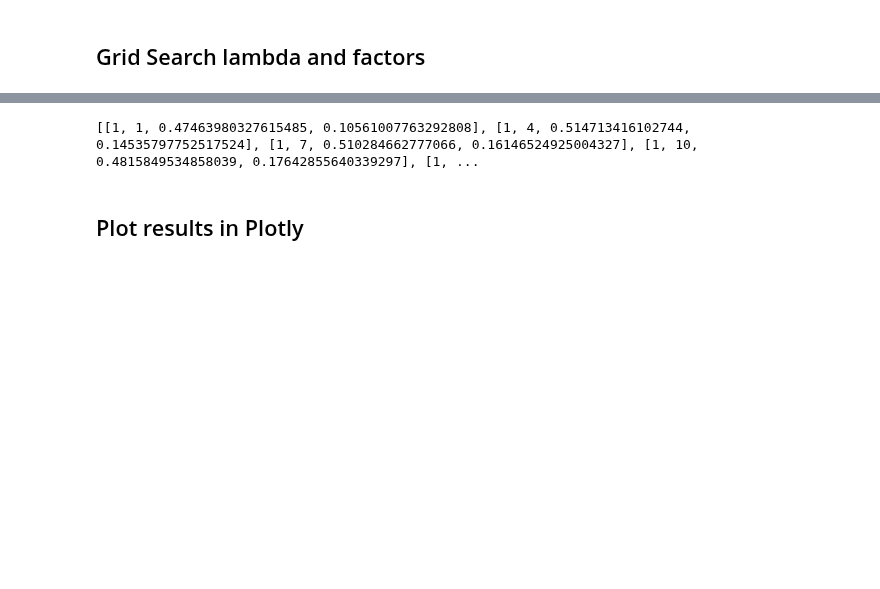
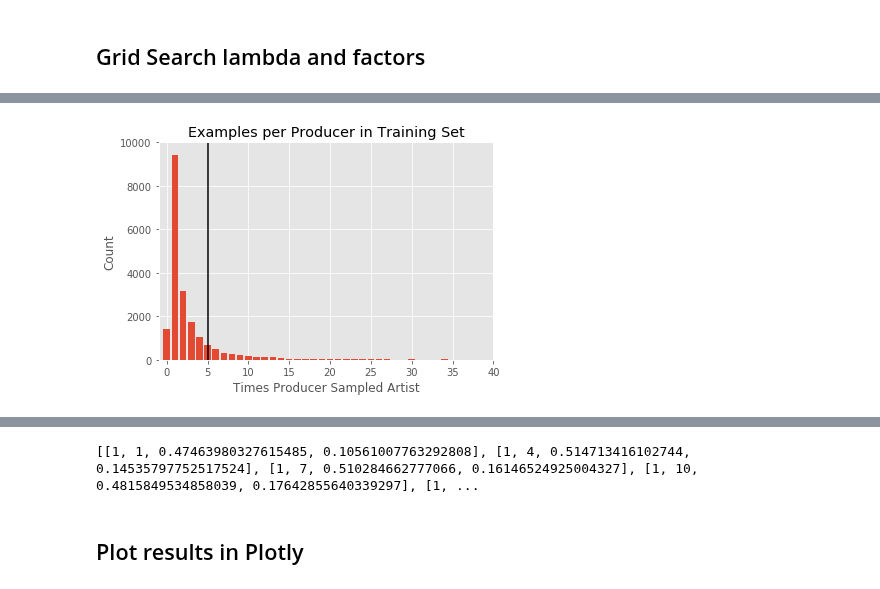
Before and after one commit to Jesse-Kerr/recordmender, a Jupyter notebook: model_understanding.ipynb, the cells around one changed output, grey strips where cells are left out. Cells and saved outputs as stored; diff of their text form; code cells hidden in the pictures; blank space fills up the shorter version.

```diff
--- a/model_understanding.ipynb
+++ b/model_understanding.ipynb
@@ -313,0 +311,15 @@ for regularization in regularizations:
+# %%
+#Plot number interactions
+
+samples_per_prod = train.sum(axis = 1)
+counts = samples_per_prod.value_counts().sort_index()
+
+fig, ax = plt.subplots()
+ax.set(ylim = (0,10000), xlim = (-1, 40),
+       title = "Examples per Producer in Training Set",
+       xlabel = "Times Producer Sampled Artist",
+       ylabel = "Count")
+ax.axvline(5, color ='black')
+_ = ax.bar(counts.index, counts.values)
+# %% [output]
+[figure, added]
```
Also changed, not shown: parts of 32 cells of this notebook, 1 other file.
